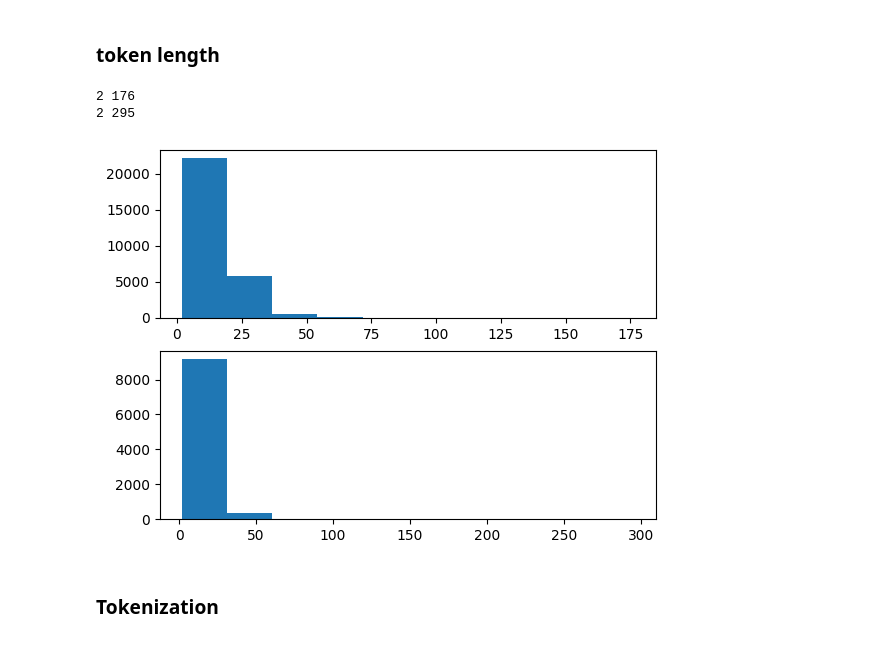
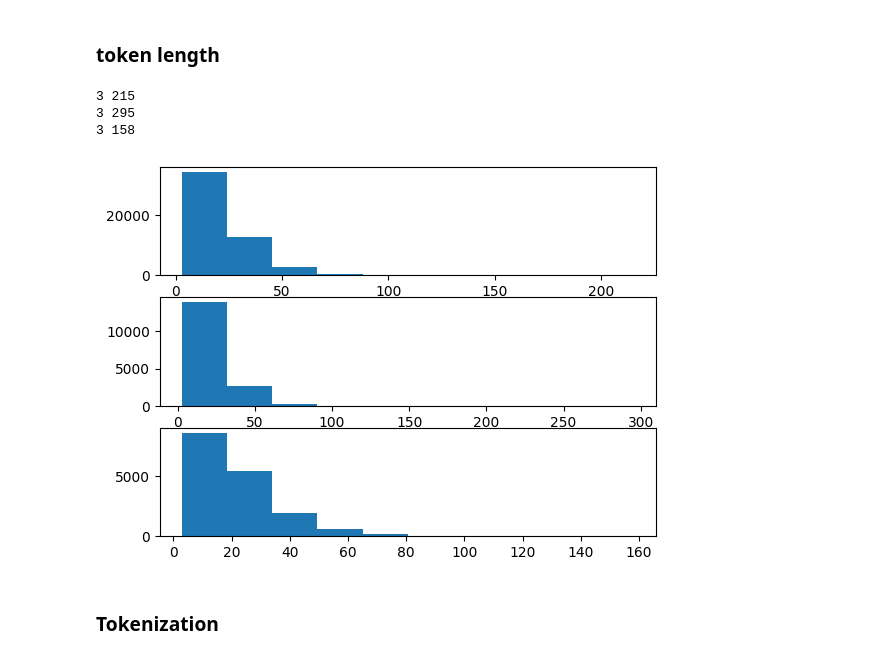
Before and after one commit to pal-ette/iNotePal, a Jupyter notebook: models/conv-7_KoBERT.ipynb, the cells around one changed output. Cells and saved outputs as stored; diff of their text form; code cells hidden in the pictures.

Commit message:
#7 KoBERT Model Test with preprocessed data

```diff
--- a/models/conv-7_KoBERT.ipynb
+++ b/models/conv-7_KoBERT.ipynb
@@ -95,7 +138,7 @@ See the caveats in the documentation: https://pandas.pydata.org/pandas-docs/stab
 from sklearn.preprocessing import LabelEncoder
 
 LE = LabelEncoder()
-df_part['label'] = LE.fit_transform(df_part['Emotion'])
+df['label'] = LE.fit_transform(df['emotion'])
 
 labels = LE.classes_
 print(len(labels), labels)
@@ -122,7 +160,7 @@ Name: count, dtype: int64
 ### Re-arrange Data
 # %%
 data_list = []
-for q, label in zip(df_part['processed'], df_part['label']):
+for q, label in zip(df['preprocessed'], df['label']):
   data = []
   data.append(q)
   data.append(label)
@@ -138,7 +176,8 @@ data_list[:5]
 ### Train / Test Split
 # %%
 from sklearn.model_selection import train_test_split
-train, test = train_test_split(data_list, test_size=0.25, random_state=0, shuffle=True)
+train_, test = train_test_split(data_list, test_size=0.2, random_state=0, shuffle=True)
+train, valid = train_test_split(train_, test_size=0.25, random_state=0, shuffle=True)
 
-print(len(train), len(test))
+print(len(train), len(valid), len(test))
 # %% [output]
@@ -179,25 +218,30 @@ tok = tokenizer.tokenize
 max_len = 300
 
 trainset = BERTDataset(train, 0, 1, tok, vocab, max_len, True, False) # 294
+validset = BERTDataset(valid, 0, 1, tok, vocab, max_len, True, False) # 294
 testset = BERTDataset(test, 0, 1, tok, vocab, max_len, True, False) # 215
 
 token_len_train = [d[1] for d in trainset]
+token_len_valid = [d[1] for d in validset]
 token_len_test = [d[1] for d in testset]
 # %%
 print(min(token_len_train), max(token_len_train))
+print(min(token_len_valid), max(token_len_valid))
 print(min(token_len_test), max(token_len_test))
 # %% [output]
-2 176
-2 295
+3 215
+3 295
+3 158
 # %%
-fig, ax = plt.subplots(2, 1)
+fig, ax = plt.subplots(3, 1)
 
 ax[0].hist(token_len_train)
-ax[1].hist(token_len_test)
+ax[1].hist(token_len_valid)
+ax[2].hist(token_len_test)
 
 plt.show()
 # %% [output]
-[figure, old version]
+[figure, new version]
 # %% [markdown]
 ### Tokenization
 # %%
```
Also changed, not shown: parts of 26 cells of this notebook.
